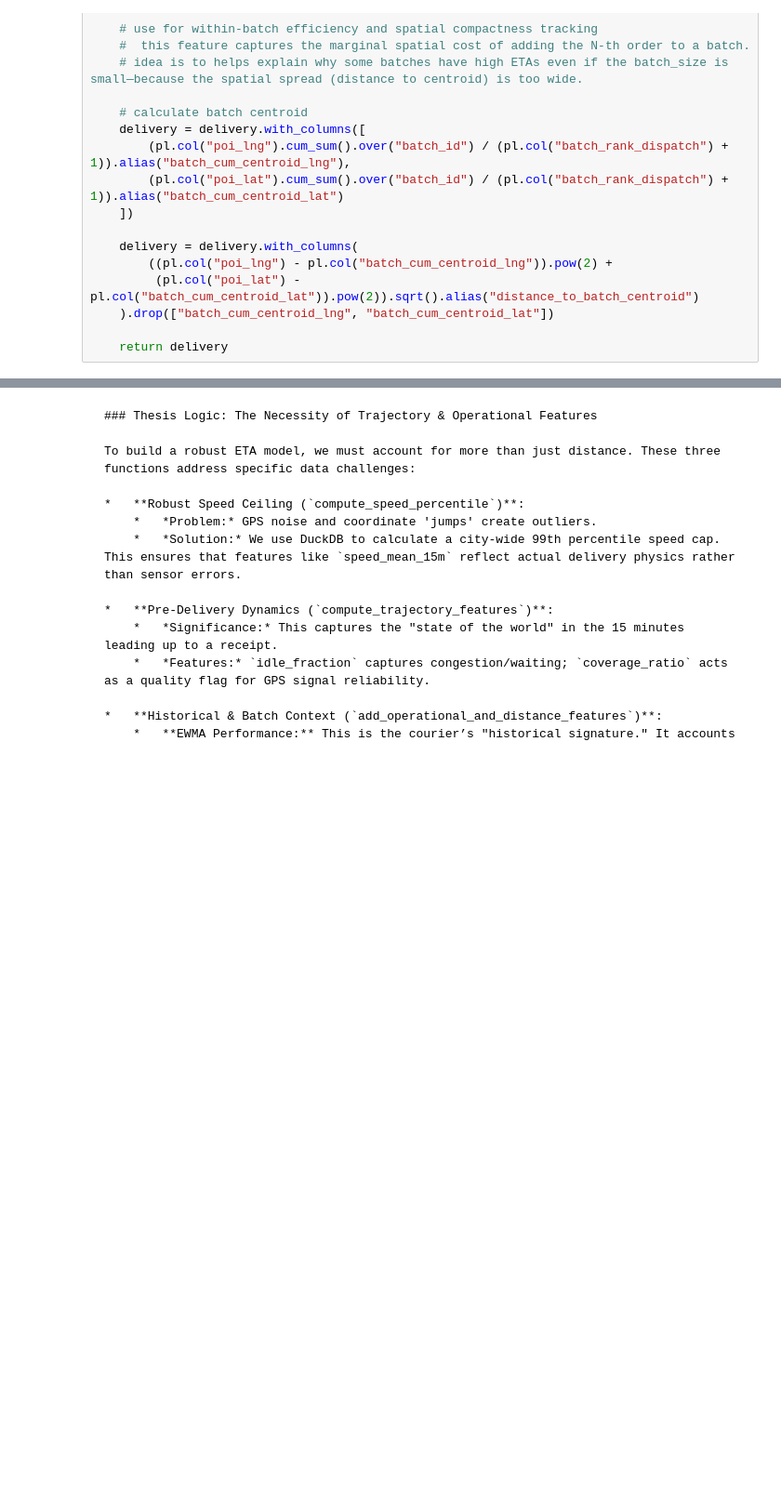
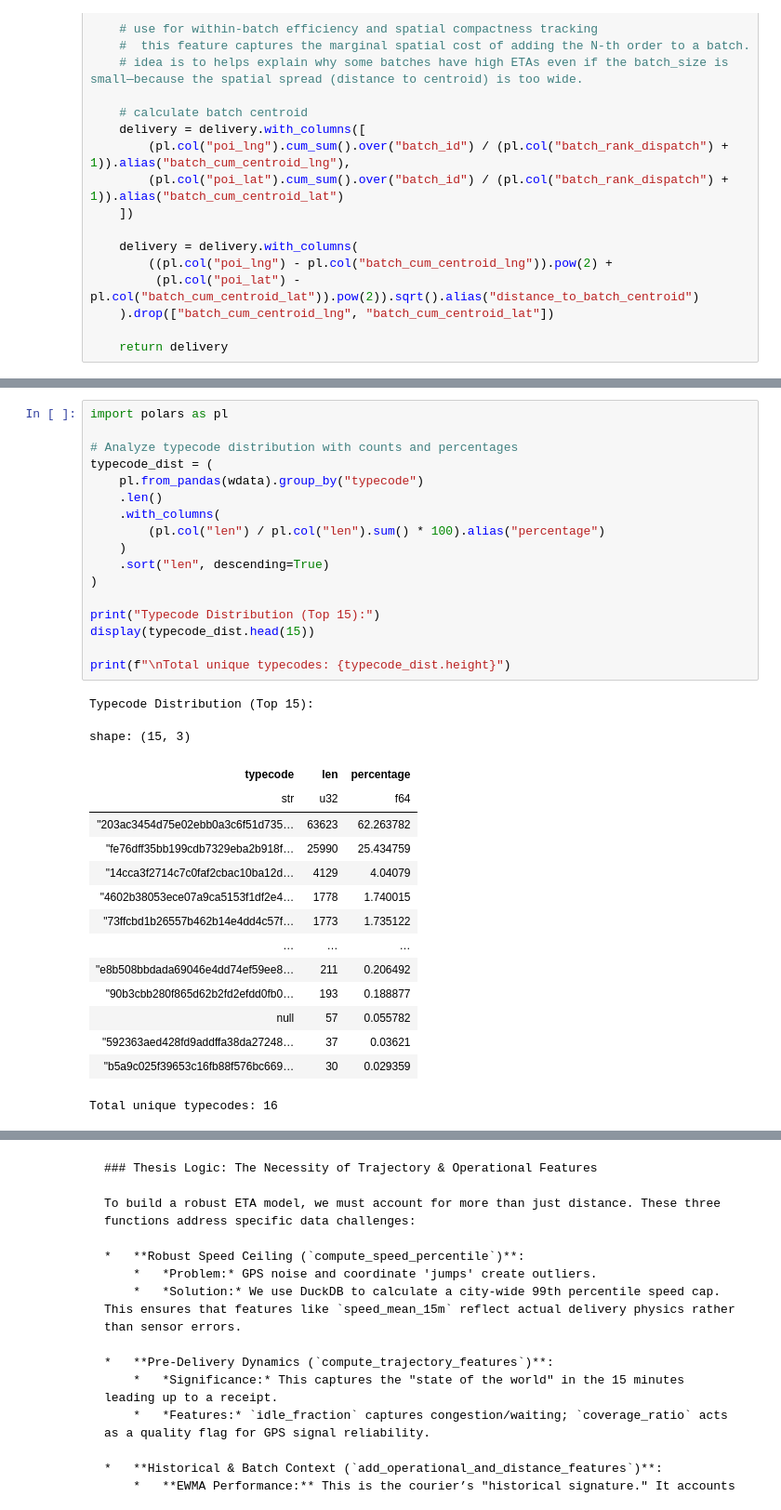
Before and after one commit to aymuos/endgame, a Jupyter notebook: 00_master_feature_creator.ipynb, the cells around one changed output, grey strips where cells are left out. Shown at 93% size. Saved outputs shown, nothing was run; the diff lists cells and outputs as text; blank space fills up the shorter version.

```diff
--- a/00_master_feature_creator.ipynb
+++ b/00_master_feature_creator.ipynb
@@ -1041,0 +1006,34 @@ def build_city_features_v4(cfg):
+# %%
+import polars as pl
+
+# Analyze typecode distribution with counts and percentages
+typecode_dist = (
+    pl.from_pandas(wdata).group_by("typecode")
+    .len()
+    .with_columns(
+        (pl.col("len") / pl.col("len").sum() * 100).alias("percentage")
+    )
+    .sort("len", descending=True)
+)
+
+print("Typecode Distribution (Top 15):")
+display(typecode_dist.head(15))
+
+print(f"\nTotal unique typecodes: {typecode_dist.height}")
+# %% [output]
+Typecode Distribution (Top 15):
+shape: (15, 3)
+| typecode | len | percentage |
+| str | u32 | f64 |
+| "203ac3454d75e02ebb0a3c6f51d735… | 63623 | 62.263782 |
+| "fe76dff35bb199cdb7329eba2b918f… | 25990 | 25.434759 |
+| "14cca3f2714c7c0faf2cbac10ba12d… | 4129 | 4.04079 |
+| "4602b38053ece07a9ca5153f1df2e4… | 1778 | 1.740015 |
+| "73ffcbd1b26557b462b14e4dd4c57f… | 1773 | 1.735122 |
+| … | … | … |
+| "e8b508bbdada69046e4dd74ef59ee8… | 211 | 0.206492 |
+| "90b3cbb280f865d62b2fd2efdd0fb0… | 193 | 0.188877 |
+| null | 57 | 0.055782 |
+| "592363aed428fd9addffa38da27248… | 37 | 0.03621 |
+| "b5a9c025f39653c16fb88f576bc669… | 30 | 0.029359 |
+Total unique typecodes: 16
```
Also changed, not shown: parts of 5 cells of this notebook.
